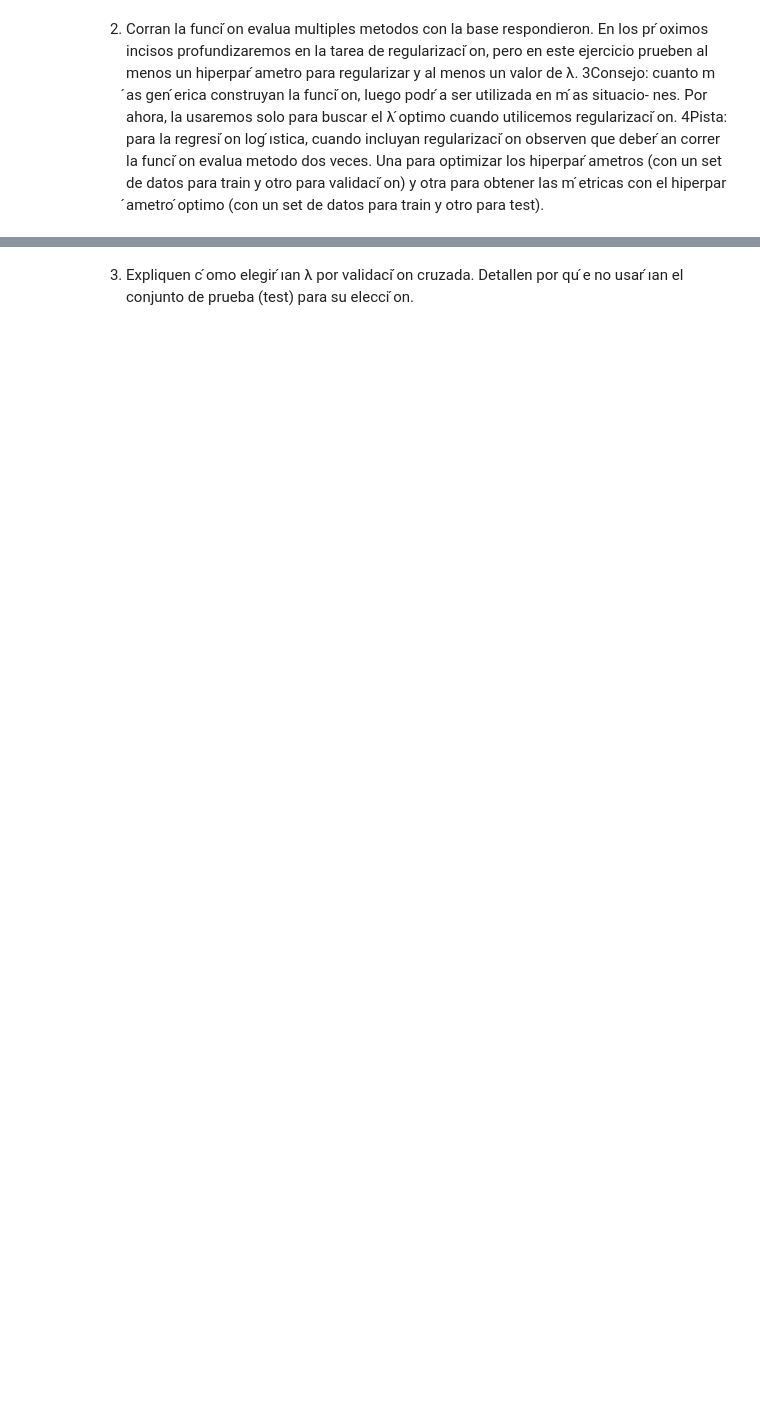
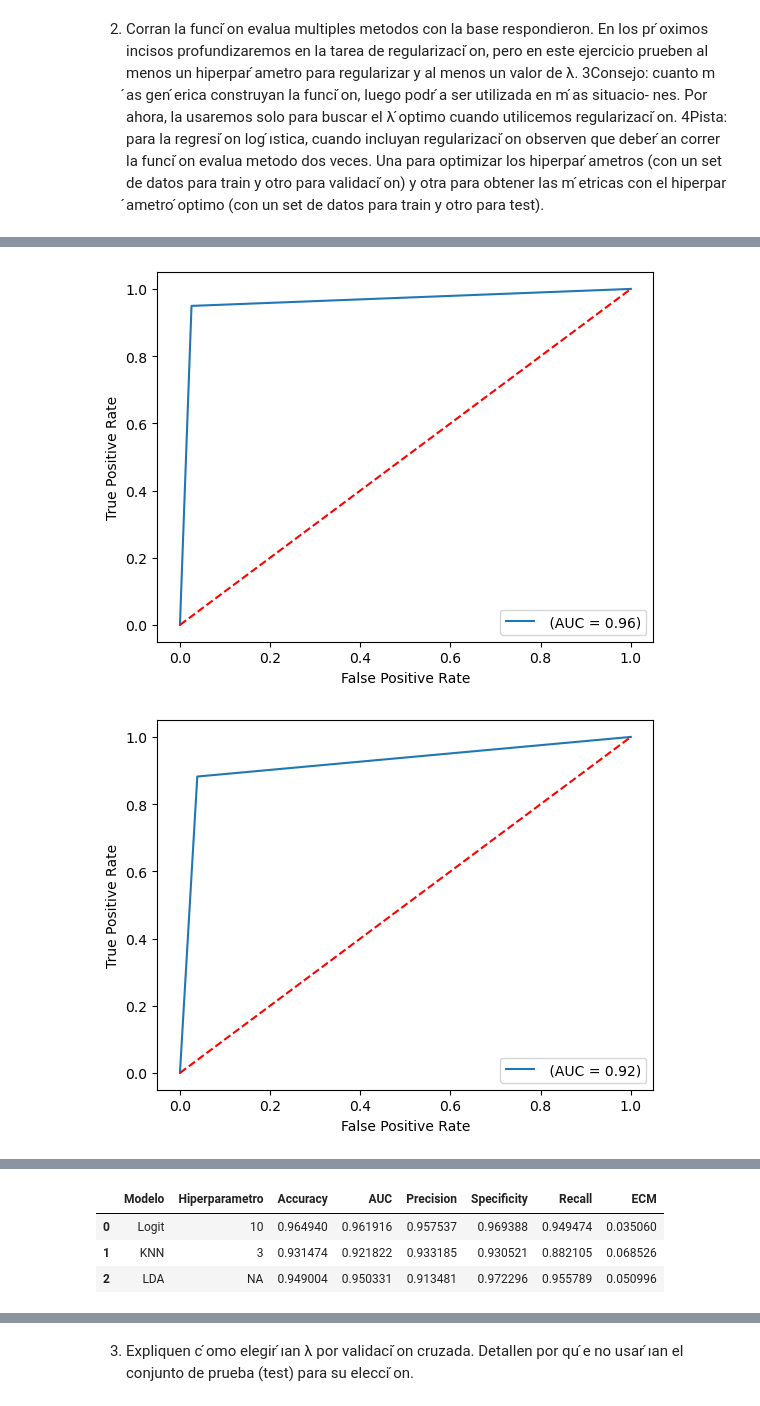
Before and after one commit to TheAtu/TP3, a Jupyter notebook: TP3-Final.ipynb, the cells around one changed output, grey strips where cells are left out. Drawn from its saved outputs; the diff is of its cells as text; code cells hidden in the pictures; blank space fills up the shorter version.

```diff
--- a/TP3-Final.ipynb
+++ b/TP3-Final.ipynb
@@ -573,3 +592,23 @@ No hay columnas con datos de tipo string en el DataFrame.
+# %%
+#Definimos la variable dependiente.
+Y = respondieron['pobre']
+X_int = respondieron.copy()
+
+# Eliminamos pobre de respondieron para que no sea la variable a predecir y predictora a la vez.
+if 'pobre' in X_int.columns:
+    X_int = X_int.drop('pobre', axis=1)
+
+#Agregamos la columna de unos.
+X = sm.add_constant(X_int)
+
+#Estandarizamos las X
+
+scaler = StandardScaler()
+X_scaled = scaler.fit_transform(X)
+
+#Partimos la muestra en entrenamiento y test.
+
+X_train, X_test, Y_train, Y_test = train_test_split(X_scaled, Y, test_size=0.3, random_state= 211)
 # %% [markdown]
 2. Corran la funci ́on evalua multiples metodos con la base respondieron. En
 los pr ́oximos incisos profundizaremos en la tarea de regularizaci ́on, pero en este
@@ -602,11 +622,0 @@ Name: pobre, Length: 4181, dtype: int32
-# %%
-# Eliminamos pobre de respondieron para que no sea la variable a predecir y predictora a la vez.
-if 'pobre' in X_int.columns:
-    X_int = X_int.drop('pobre', axis=1)
-
-#Agregamos la columna de unos.
-X = sm.add_constant(X_int)
-
-X_train, X_test, Y_train, Y_test = train_test_split(X, Y, test_size=0.3, random_state= 211)
-
-print(evalua_multiples_metodos(5, X_train, X_test , Y_train, Y_test, X, Y, 10, 3))
@@ -630,0 +623,14 @@ X_int
+# %%
+#Corremos la funcion evalua_multiples metodos. #Definimos 5 particiones para la validación cruzada, 3 vecinos cercanos para el
+# metodo de vecinos cercanos y que el valor de lambda es igual a 10. Usaremos una regularización Ridge. En los proximos incisios
+#profundizamos más acerca de la regularización.
+
+K=5
+hiperparametro = 10
+k_knn = 3
+penalty = 'l2'
+
+evalua_multiples_metodos(K, X_train, X_test , Y_train, Y_test, X, Y, hiperparametro, k_knn,  modelos = ['Logit', 'KNN', 'LDA'])
+# %% [output]
+[figure, added]
+[figure, added]
@@ -630,0 +638,4 @@ X_int
+|  | Modelo | Hiperparametro | Accuracy | AUC | Precision | Specificity | Recall | ECM |
+| 0 | Logit | 10 | 0.964940 | 0.961916 | 0.957537 | 0.969388 | 0.949474 | 0.035060 |
+| 1 | KNN | 3 | 0.931474 | 0.921822 | 0.933185 | 0.930521 | 0.882105 | 0.068526 |
+| 2 | LDA | NA | 0.949004 | 0.950331 | 0.913481 | 0.972296 | 0.955789 | 0.050996 |
```
Also changed, not shown: parts of 45 cells of this notebook.
